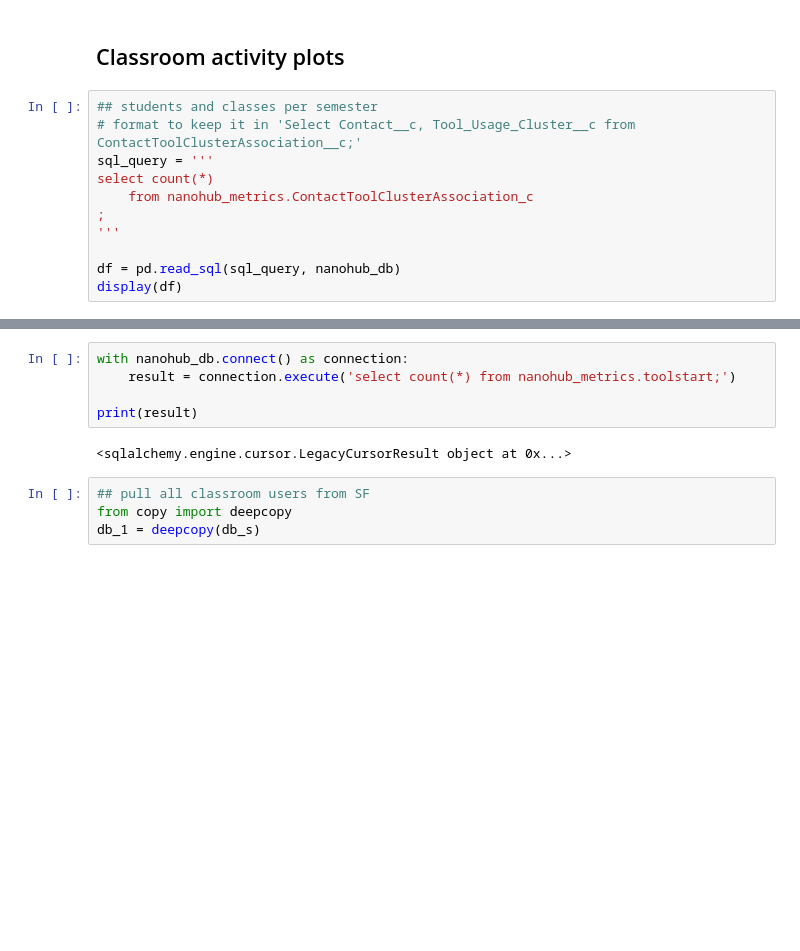
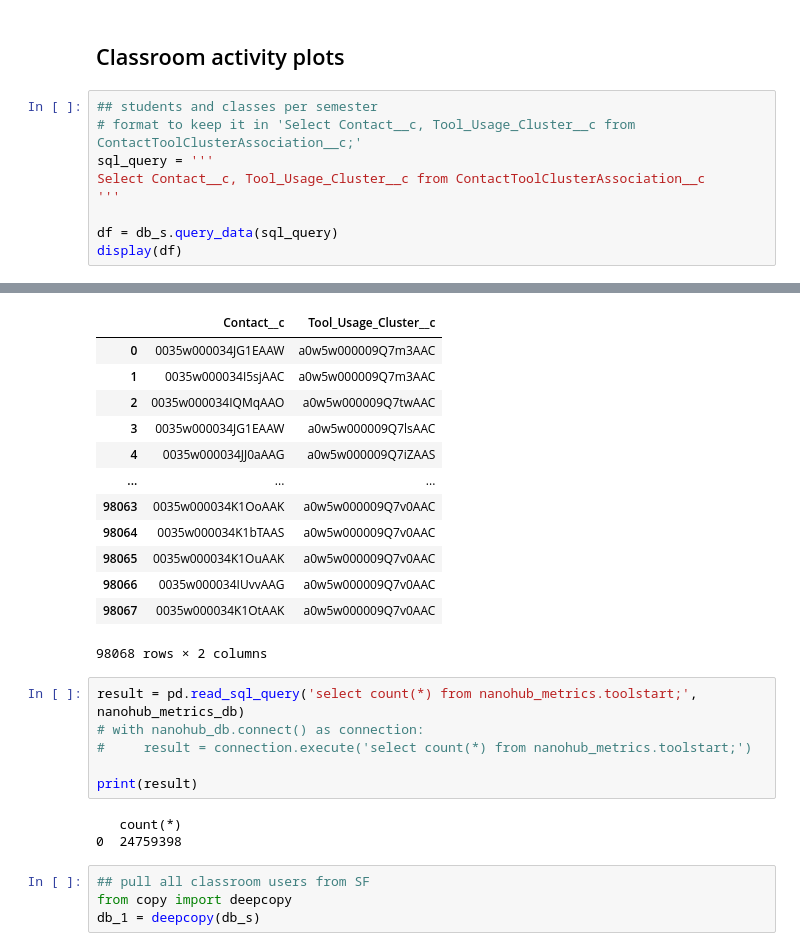
Before and after one commit to saxenap/nanohub, a Jupyter notebook: nanoHUB/pipeline/plotting/classclust_semester_participants.ipynb, the cells around one changed output, grey strips where cells are left out. Saved outputs shown, nothing was run; the diff lists cells and outputs as text; blank space fills up the shorter version.

```diff
--- a/nanoHUB/pipeline/plotting/classclust_semester_participants.ipynb
+++ b/nanoHUB/pipeline/plotting/classclust_semester_participants.ipynb
@@ -32,11 +32,9 @@ Obtained Salesforce access token ...... True
 ## students and classes per semester
 # format to keep it in 'Select Contact__c, Tool_Usage_Cluster__c from ContactToolClusterAssociation__c;'
 sql_query = '''
-select count(*)
-    from nanohub_metrics.ContactToolClusterAssociation_c
-;
+Select Contact__c, Tool_Usage_Cluster__c from ContactToolClusterAssociation__c
 '''
 
-df = pd.read_sql(sql_query, nanohub_db)
+df = db_s.query_data(sql_query)
 display(df)
 # %% [output]
@@ -47,10 +45,25 @@ select count(*)
+|  | Contact__c | Tool_Usage_Cluster__c |
+| 0 | 0035w000034JG1EAAW | a0w5w000009Q7m3AAC |
+| 1 | 0035w000034I5sjAAC | a0w5w000009Q7m3AAC |
+| 2 | 0035w000034IQMqAAO | a0w5w000009Q7twAAC |
+| 3 | 0035w000034JG1EAAW | a0w5w000009Q7lsAAC |
+| 4 | 0035w000034JJ0aAAG | a0w5w000009Q7iZAAS |
+| ... | ... | ... |
+| 98063 | 0035w000034K1OoAAK | a0w5w000009Q7v0AAC |
+| 98064 | 0035w000034K1bTAAS | a0w5w000009Q7v0AAC |
+| 98065 | 0035w000034K1OuAAK | a0w5w000009Q7v0AAC |
+| 98066 | 0035w000034IUvvAAG | a0w5w000009Q7v0AAC |
+| 98067 | 0035w000034K1OtAAK | a0w5w000009Q7v0AAC |
+98068 rows × 2 columns
 # %%
-with nanohub_db.connect() as connection:
-    result = connection.execute('select count(*) from nanohub_metrics.toolstart;')
+result = pd.read_sql_query('select count(*) from nanohub_metrics.toolstart;', nanohub_metrics_db)
+# with nanohub_db.connect() as connection:
+#     result = connection.execute('select count(*) from nanohub_metrics.toolstart;')
 
 print(result)
 # %% [output]
-<sqlalchemy.engine.cursor.LegacyCursorResult object at 0x...>
+   count(*)
+0  24759398
 # %%
 ## pull all classroom users from SF
 from copy import deepcopy
```
Also changed, not shown: parts of 18 cells of this notebook, 10 other files.
